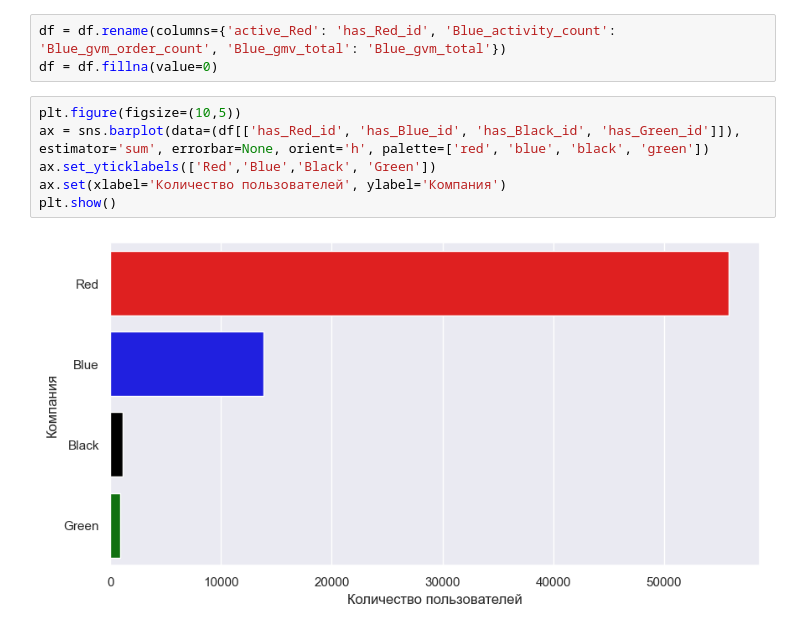
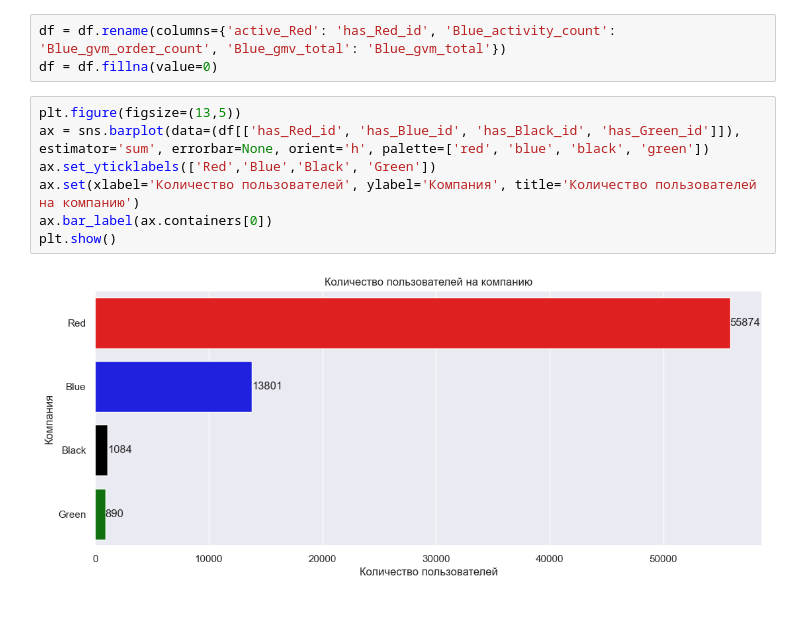
Before and after one commit to reboot2h/VK-Data-Analyst-test, a Jupyter notebook: task4.ipynb, the cells around one changed output. Saved outputs shown, nothing was run; the diff lists cells and outputs as text.

Commit message:
chart 2, 3

```diff
--- a/task4.ipynb
+++ b/task4.ipynb
@@ -64,10 +64,11 @@ dtype: int64
 df = df.rename(columns={'active_Red': 'has_Red_id', 'Blue_activity_count': 'Blue_gvm_order_count', 'Blue_gmv_total': 'Blue_gvm_total'})
 df = df.fillna(value=0)
 # %%
-plt.figure(figsize=(10,5))
+plt.figure(figsize=(13,5))
 ax = sns.barplot(data=(df[['has_Red_id', 'has_Blue_id', 'has_Black_id', 'has_Green_id']]), estimator='sum', errorbar=None, orient='h', palette=['red', 'blue', 'black', 'green'])
 ax.set_yticklabels(['Red','Blue','Black', 'Green'])
-ax.set(xlabel='Количество пользователей', ylabel='Компания')
+ax.set(xlabel='Количество пользователей', ylabel='Компания', title='Количество пользователей на компанию')
+ax.bar_label(ax.containers[0])
 plt.show()
 # %% [output]
-[figure, old version]
+[figure, new version]
```
Also changed, not shown: parts of 5 cells of this notebook.
